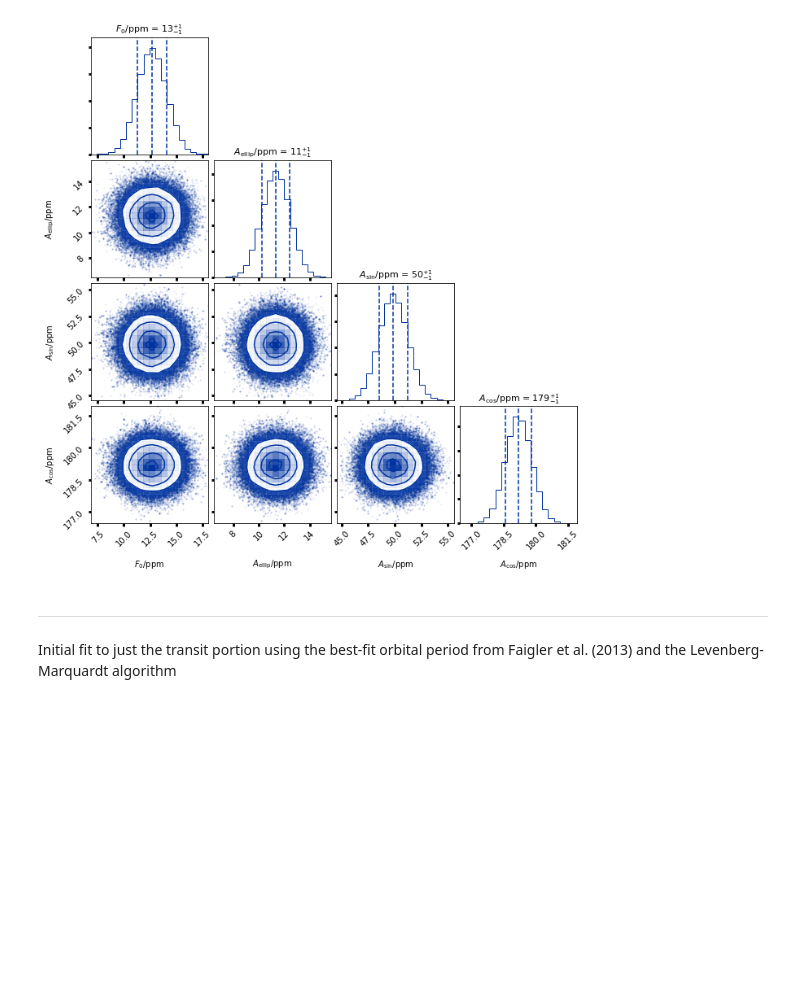
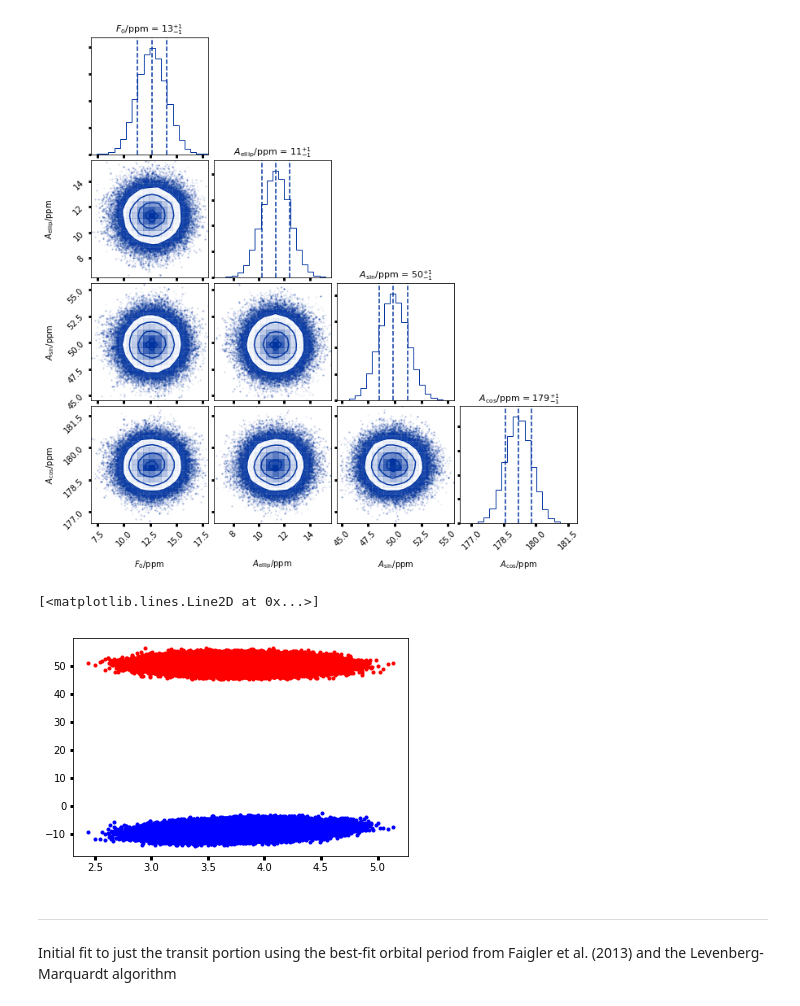
Before and after one commit to BoiseStatePlanetary/Searching-for-Variability-in-Eclipses-in-the-Kepler-Dataset, a Jupyter notebook: code/Analysis_of_Kepler76b.ipynb, the cells around one changed output. Saved outputs shown, nothing was run; the diff lists cells and outputs as text; code cells hidden in the pictures; blank space fills up the shorter version.

Commit message:
Trying to show range of phase shift and Aplanet

```diff
--- a/code/Analysis_of_Kepler76b.ipynb
+++ b/code/Analysis_of_Kepler76b.ipynb
@@ -460,17 +463,34 @@ figure = corner.corner(data, labels=["$F_0/$ppm", "$A_{\\rm ellip}/$ppm", "$A_{\
 # %% [output]
 [figure]
 # %%
+num_points = 250000
+
 # Using the Abeam value suggested by Faigler et al's RV measurements, calculate Aplanet, Abeam, and phase_shift
 #   KRV = 0.308 ± 0.020 km/s
-    Kz = 0.308
-    Kz_err = 0.02
+Kz = 0.308/c.to('km/s').value
+Kz_err = 0.02/c.to('km/s').value
 
 #   alpha_beam = 0.92 ± 0.04
-    alpha_beam = 0.92
-    alpha_beam_err = 0.04
+alpha_beam = 0.92
+alpha_beam_err = 0.04
 
 # From Jackson et al. (2012) -- Abeam = alpha_beam 4 (KRV/c)
-min_Abeam = (0.92 - 0.04)*
+Abeam = alpha_beam*4.*Kz
+Abeam_err = Abeam*np.sqrt((alpha_beam_err/alpha_beam)**2 + (Kz_err/Kz)**2)
+Abeam_dist = Abeam + Abeam_err*np.random.randn(num_points)
+
+# Checking whether the Asin and Acos terms give results consistent with Faigler et al. (2013)
+Asin_dist = np.random.choice(Asin_chain[burn:].flatten(), size=num_points)
+Acos_dist = np.random.choice(Acos_chain[burn:].flatten(), size=num_points)
+
+phase_shift_dist = np.arctan((Abeam_dist - Asin_dist)/Acos_dist)/2./np.pi*360.
+Aplanet_dist = np.sqrt((Abeam_dist - Asin_dist)**2 + (Acos_dist)**2)
+
+plt.plot(Abeam_dist*1e6, phase_shift_dist, 'b.')
+plt.plot(Abeam_dist*1e6, Aplanet_dist*1e6, 'r.')
+# %% [output]
+[<matplotlib.lines.Line2D at 0x...>]
+[figure, added]
 # %% [markdown]
 ---
 Initial fit to just the transit portion using the best-fit orbital period from Faigler et al. (2013) and the Levenberg-Marquardt algorithm
```
Also changed, not shown: parts of 2 cells of this notebook.
